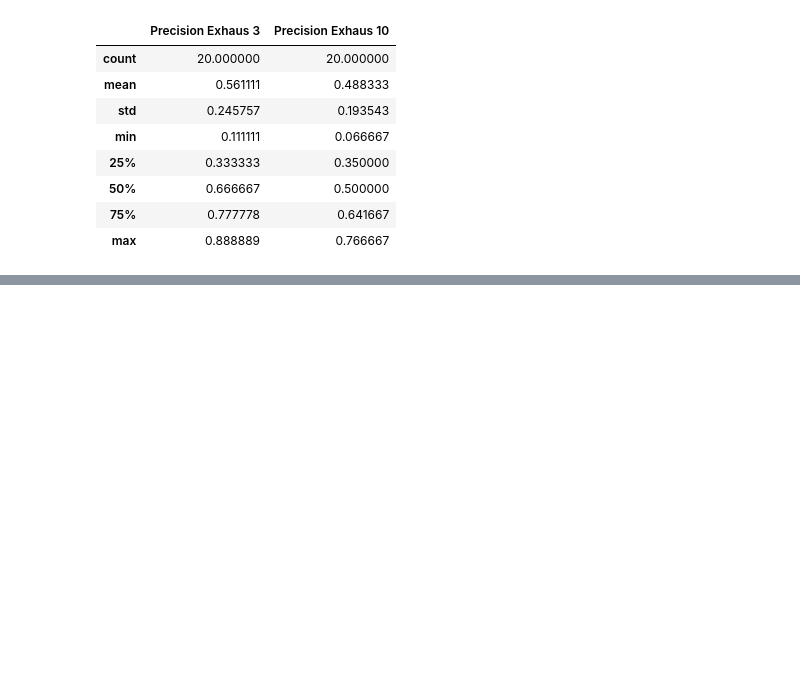
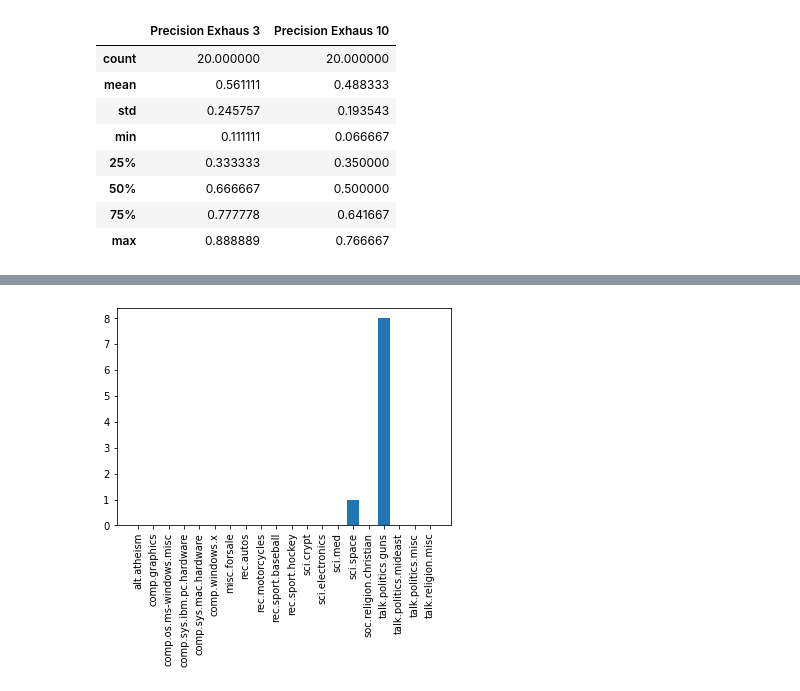
Before and after one commit to frblazquez/IA, a Jupyter notebook: Practice 2.2/Practica2.2.ipynb, the cells around one changed output, grey strips where cells are left out. Saved outputs shown, nothing was run; the diff lists cells and outputs as text; code cells hidden in the pictures; blank space fills up the shorter version.

```diff
--- a/Practice 2.2/Practica2.2.ipynb
+++ b/Practice 2.2/Practica2.2.ipynb
@@ -448,0 +450,5 @@ Sin duda esas serán palabra que aparezcan en muy pocos textos, y que gracias al
+# %%
+# Frecuencias de temáticas con tf-idf
+diagrama_barras_frecuencias_clases_textos(similares_tf)
+# %% [output]
+[figure, added]
```
Also changed, not shown: parts of 31 cells of this notebook.
